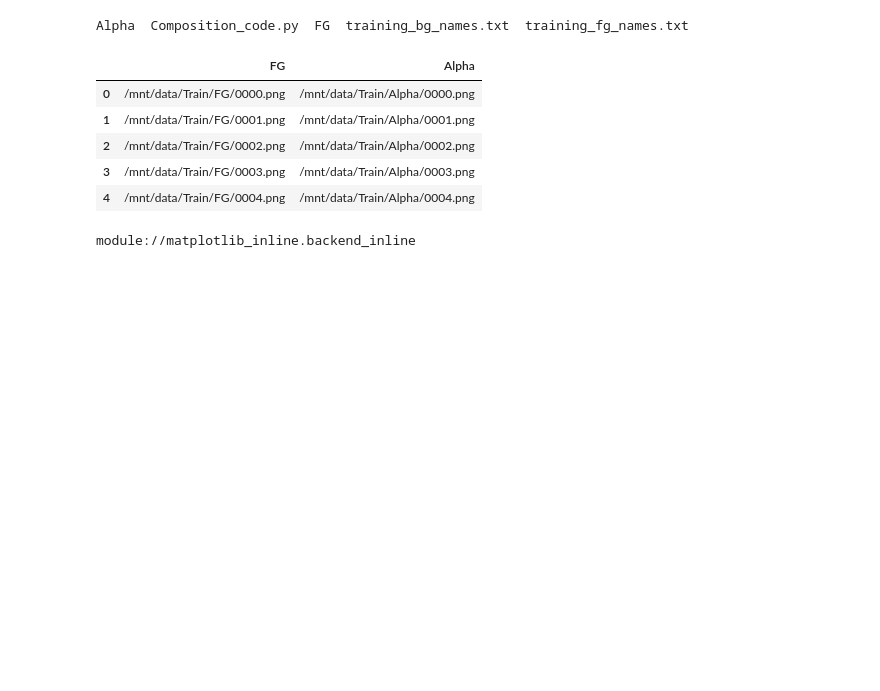
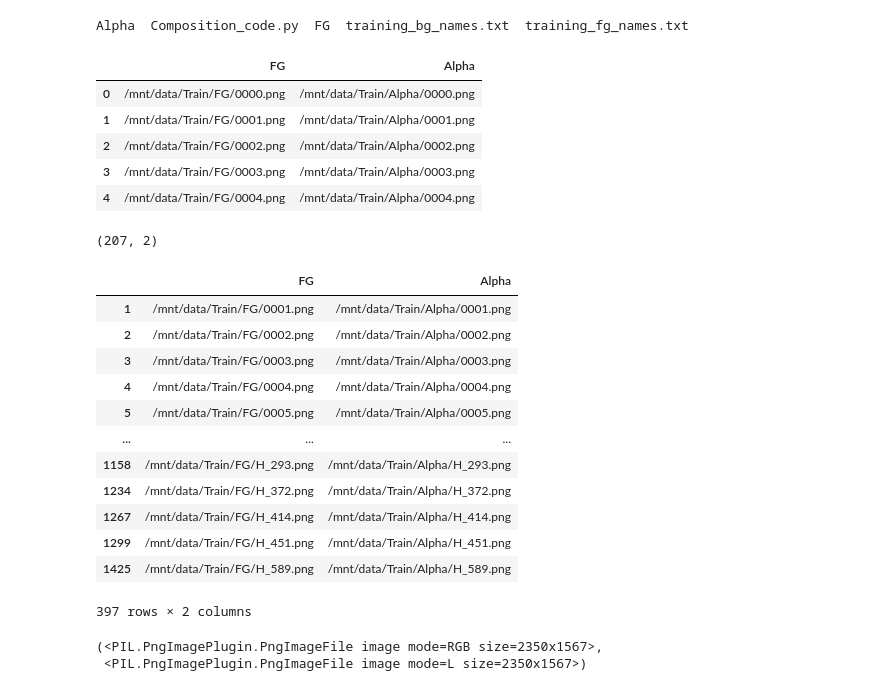
Before and after one commit to tdcasual/imageMatting, a Jupyter notebook: load_and_train.ipynb, the cells around one changed output. Saved outputs shown, nothing was run; the diff lists cells and outputs as text; code cells hidden in the pictures; blank space fills up the shorter version.

```diff
--- a/load_and_train.ipynb
+++ b/load_and_train.ipynb
@@ -59,4 +63,50 @@ df_files_corrected.head()
 | 2 | /mnt/data/Train/FG/0002.png | /mnt/data/Train/Alpha/0002.png |
 | 3 | /mnt/data/Train/FG/0003.png | /mnt/data/Train/Alpha/0003.png |
 | 4 | /mnt/data/Train/FG/0004.png | /mnt/data/Train/Alpha/0004.png |
+# %%
+def group_images_by_size(annotations_df):
+    # 创建一个字典来存储不同尺寸的图片路径
+    size_to_paths = {}
+
+    # 遍历DataFrame中的每一行
+    for index, row in annotations_df.iterrows():
+        img_path = row[0]  # 第一列是原图文件的位置
+        # 获取图片尺寸
+        with Image.open(img_path) as img:
+            size = img.size
+
+        # 将具有相同尺寸的图片路径分组
+        if size not in size_to_paths:
+            size_to_paths[size] = [index]
+        else:
+            size_to_paths[size].append(index)
+
+    # 根据分组创建新的DataFrame列表
+    grouped_annotations_files = []
+    for indices in size_to_paths.values():
+        grouped_df = annotations_df.iloc[indices]
+        grouped_annotations_files.append(grouped_df)
+
+    return grouped_annotations_files
+# %%
+file_size = group_images_by_size(df_files_corrected)
+file_size[0].shape
+# %% [output]
+(207, 2)
+# %%
+file_size[1]
+# %% [output]
+|  | FG | Alpha |
+| 1 | /mnt/data/Train/FG/0001.png | /mnt/data/Train/Alpha/0001.png |
+| 2 | /mnt/data/Train/FG/0002.png | /mnt/data/Train/Alpha/0002.png |
+| 3 | /mnt/data/Train/FG/0003.png | /mnt/data/Train/Alpha/0003.png |
+| 4 | /mnt/data/Train/FG/0004.png | /mnt/data/Train/Alpha/0004.png |
+| 5 | /mnt/data/Train/FG/0005.png | /mnt/data/Train/Alpha/0005.png |
+| ... | ... | ... |
+| 1158 | /mnt/data/Train/FG/H_293.png | /mnt/data/Train/Alpha/H_293.png |
+| 1234 | /mnt/data/Train/FG/H_372.png | /mnt/data/Train/Alpha/H_372.png |
+| 1267 | /mnt/data/Train/FG/H_414.png | /mnt/data/Train/Alpha/H_414.png |
+| 1299 | /mnt/data/Train/FG/H_451.png | /mnt/data/Train/Alpha/H_451.png |
+| 1425 | /mnt/data/Train/FG/H_589.png | /mnt/data/Train/Alpha/H_589.png |
+397 rows × 2 columns
 # %%
@@ -168,7 +294,5 @@ data = ModNetDataLoader(df_files_corrected, 512, transform=transformer)
-# %%
-import matplotlib
-print(matplotlib.get_backend())
-# If necessary, switch to an interactive backend, e.g., 'TkAgg', 'Qt5Agg'
-# matplotlib.use('TkAgg')
-# %% [output]
-module://matplotlib_inline.backend_inline
+# %%
+raw_data[5]
+# %% [output]
+(<PIL.PngImagePlugin.PngImageFile image mode=RGB size=2350x1567>,
+ <PIL.PngImagePlugin.PngImageFile image mode=L size=2350x1567>)
```
Also changed, not shown: parts of 18 cells of this notebook, 2 other files.
